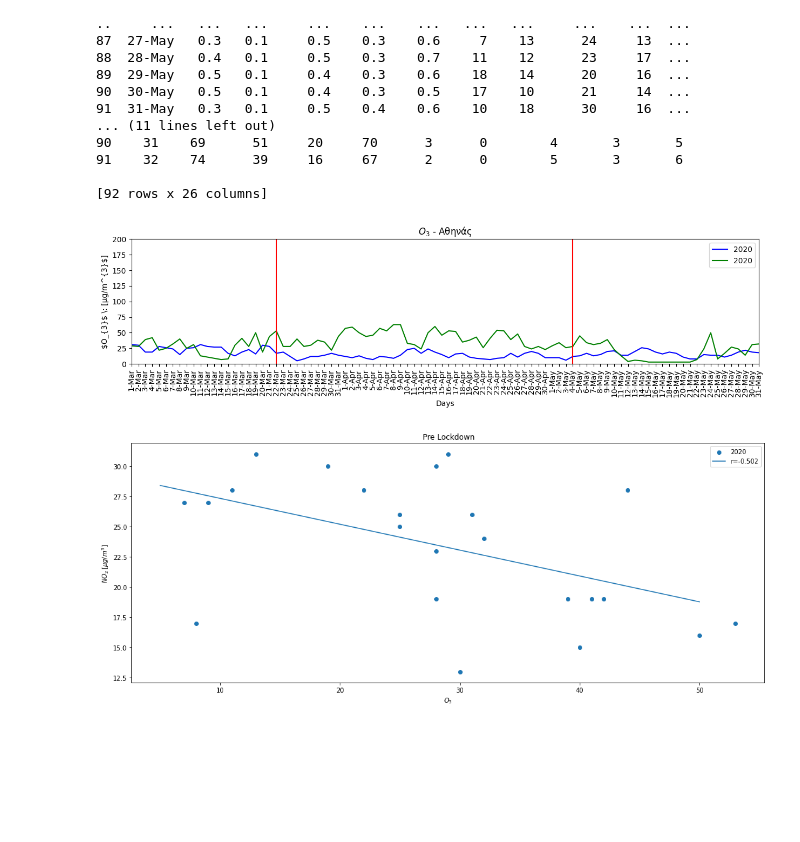
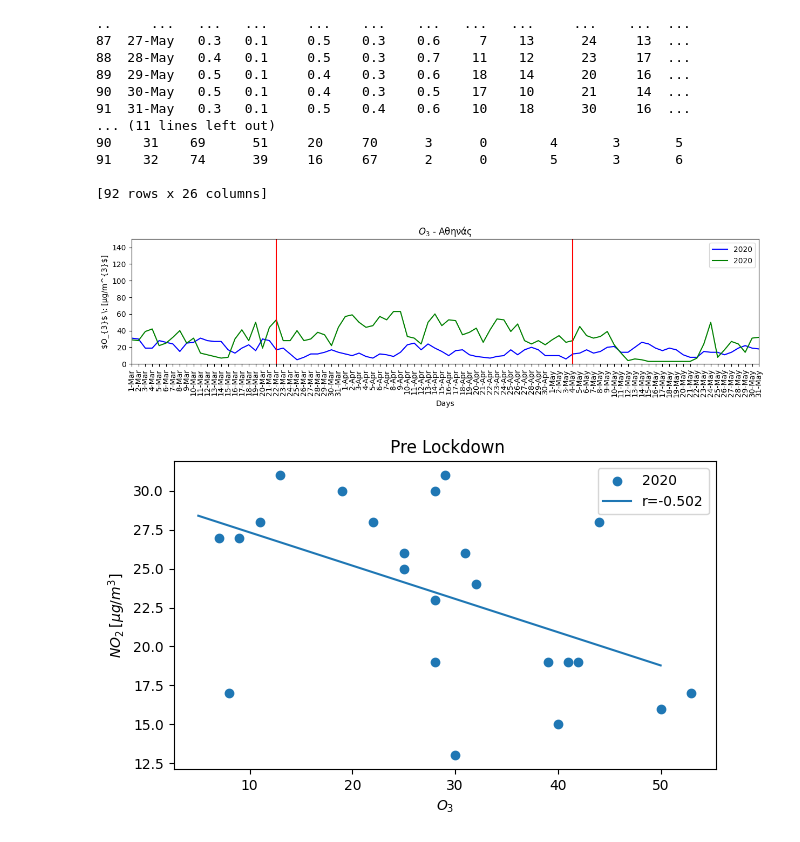
Before and after one commit to costpetrides/Air-pollution-COVID-19-impact, a Jupyter notebook: Correlation/ATH-Correlation.ipynb, the cells around one changed output. Cells and saved outputs as stored; diff of their text form; code cells hidden in the pictures; blank space fills up the shorter version.

```diff
--- a/Correlation/ATH-Correlation.ipynb
+++ b/Correlation/ATH-Correlation.ipynb
@@ -44,7 +44,7 @@ plt.plot(df['DAY'], df['O320'], 'g', label='2020')
 plt.legend()
 
 plt.xlim(df.loc[0]['DAY'] , df.loc[91]['DAY'])
-plt.ylim(0,200)
+plt.ylim(0,150)
 
 plt.axvline(x='4-May' ,color='r')
 plt.axvline(x='22-Mar' ,color='r')
@@ -52,40 +52,40 @@ plt.xticks(rotation=90)
 
 plt.show()
 # %% [output]
-[figure, old version]
+[figure, new version]
 # %%
 r=scipy.stats.pearsonr(df['O320'][0:23],df['NO220'][0:23])[0]
 
-plt.figure(figsize=(18,7))
+plt.figure(figsize=(7,4))
 plt.xlabel('$O_{3}$')
 plt.ylabel('$NO_{2} \: [μg/m^{3}$]')
 
 plt.title(" Pre Lockdown")
 
 x=[]
 for i in df['O320'][0:23]:
   if i==0:
     x+=[None]
   else:
     x+=[i]
 
 y=[]
 for i in df['NO220'][0:23]:
   if i==0:
     y+=[None]
   else:
     y+=[i]
 
 plt.scatter(x, y, label='2020')
 plt.legend()
 
 m, b = np.polyfit(df['O320'][0:23],df['NO220'][0:23], 1)
 
 xx=np.linspace(5,50,40)
 plt.plot(xx, m*xx + b, label='r=%.3f' %(r))
 plt.legend()
 
 plt.show()
 # %% [output]
-[figure, old version]
+[figure, new version]
 # %%
```
Also changed, not shown: parts of 2 cells of this notebook.
